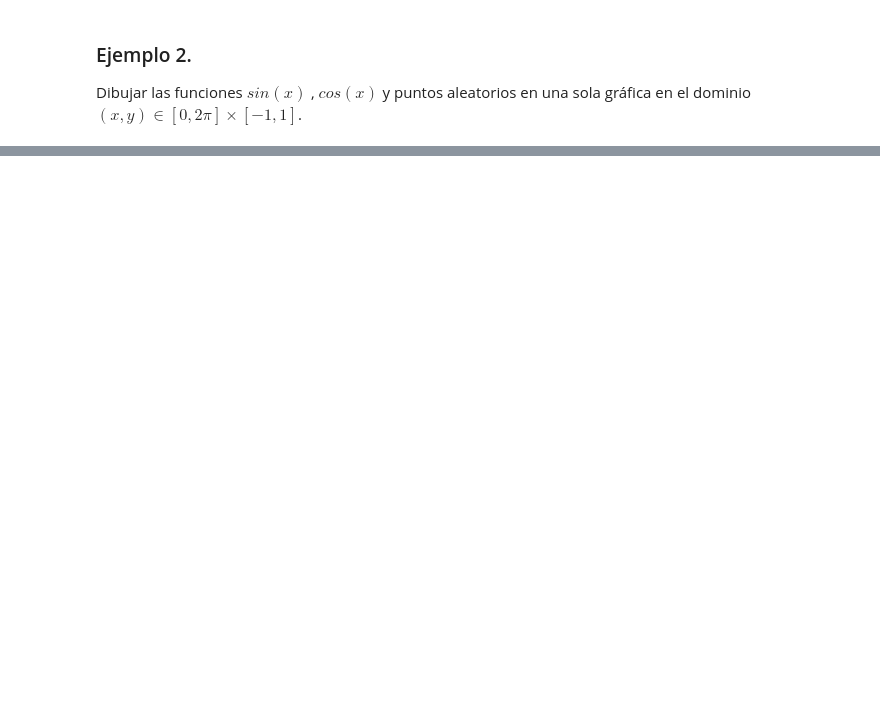
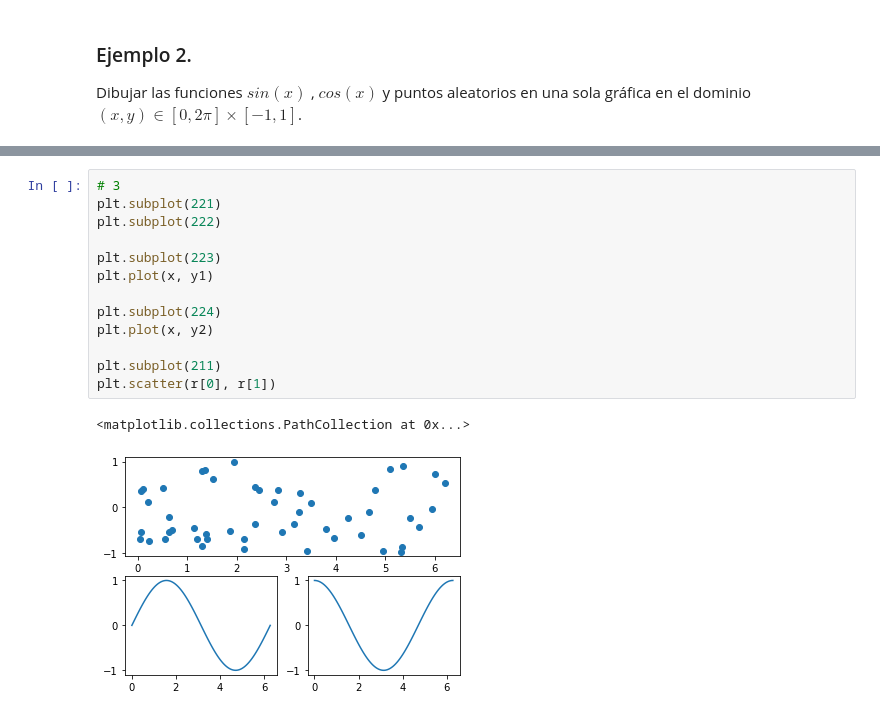
Before and after one commit to luiggix/Python_cero_a_experto, a Jupyter notebook: T17_Matplotlib.ipynb, the cells around one changed output, grey strips where cells are left out. Drawn from its saved outputs; the diff is of its cells as text; blank space fills up the shorter version.

```diff
--- a/T17_Matplotlib.ipynb
+++ b/T17_Matplotlib.ipynb
@@ -160,0 +259,16 @@ plt.legend()
+# %%
+# 3
+plt.subplot(221)
+plt.subplot(222)
+
+plt.subplot(223)
+plt.plot(x, y1)
+
+plt.subplot(224)
+plt.plot(x, y2)
+
+plt.subplot(211)
+plt.scatter(r[0], r[1])
+# %% [output]
+<matplotlib.collections.PathCollection at 0x...>
+[figure, added]
```
Also changed, not shown: parts of 20 cells of this notebook.
